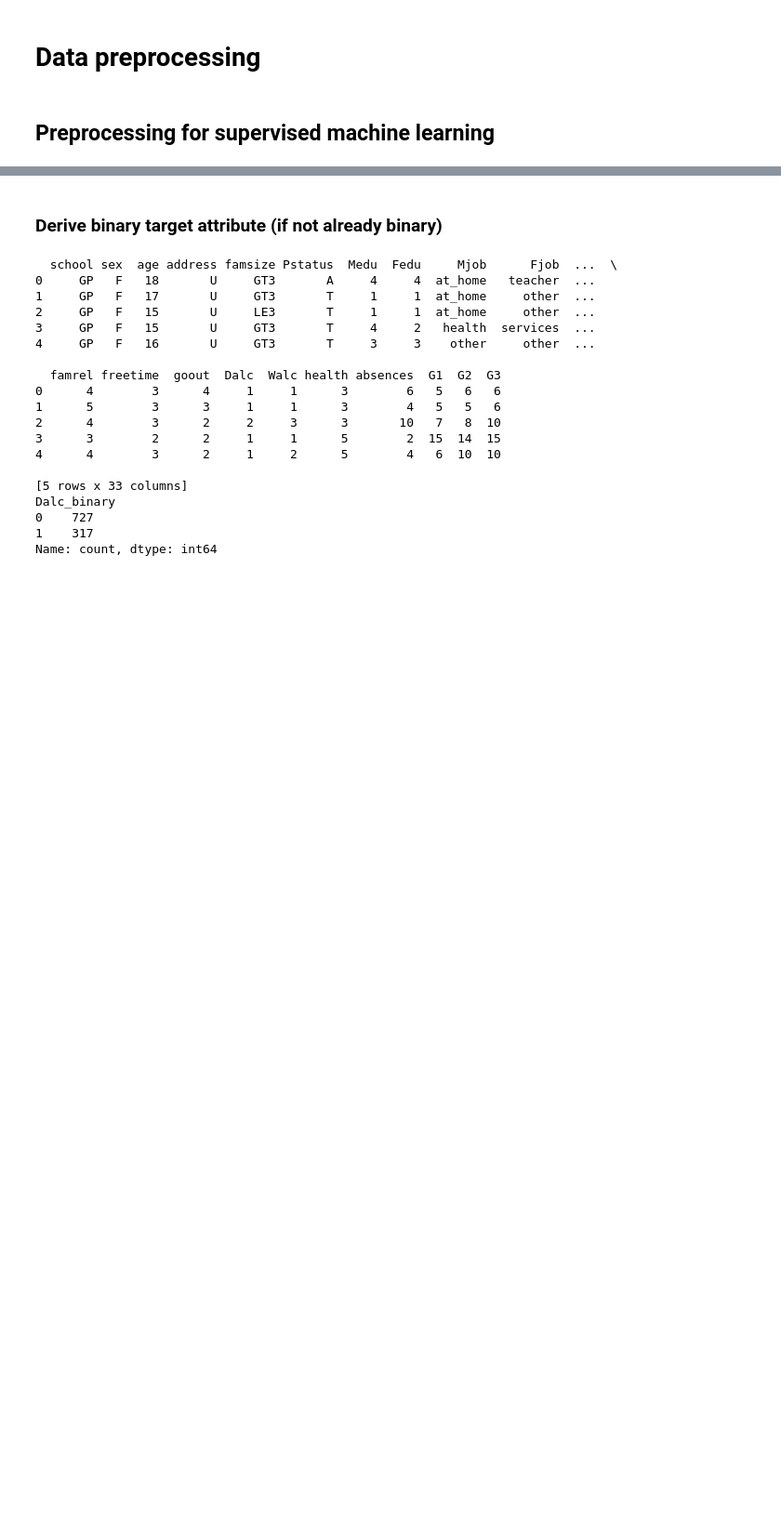
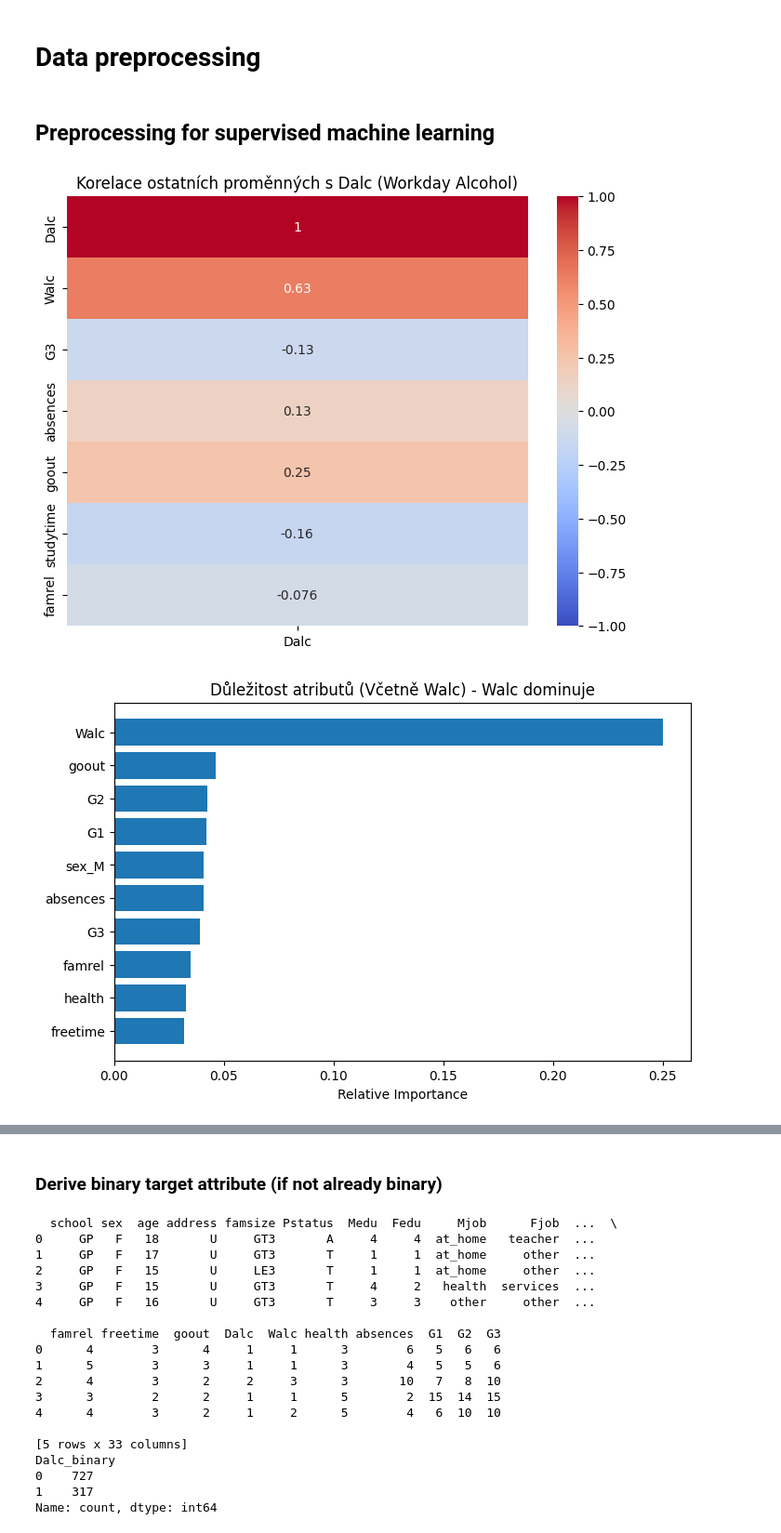
Before and after one commit to adela-domokosova/test, a Jupyter notebook: template_coursework_classification.ipynb, the cells around one changed output, grey strips where cells are left out. Shown: that part at 93% size. Cells and saved outputs as stored; diff of their text form; code cells hidden in the pictures; blank space fills up the shorter version.

```diff
--- a/template_coursework_classification.ipynb
+++ b/template_coursework_classification.ipynb
@@ -178,3 +178,58 @@ The histogram confirms that heavier drinking groups almost never reach high grad
 # Data preprocessing
 # %% [markdown]
 ## Preprocessing for supervised machine learning
+# %%
+import pandas as pd
+import seaborn as sns
+import matplotlib.pyplot as plt
+from sklearn.ensemble import RandomForestClassifier
+from sklearn.model_selection import train_test_split
+
+# Načtení a základní příprava (jako doposud)
+df = pd.read_csv("/content/drive/MyDrive/student-merged.csv") # Upravte cestu
+df['Dalc_binary'] = df['Dalc'].apply(lambda x: 1 if x >= 2 else 0)
+
+# === DŮKAZ 1: Korelační matice ===
+# Vybereme jen numerické sloupce pro korelaci
+numeric_cols = ['Dalc', 'Walc', 'G3', 'absences', 'goout', 'studytime', 'famrel']
+corr_matrix = df[numeric_cols].corr()
+
+plt.figure(figsize=(8, 6))
+sns.heatmap(corr_matrix[['Dalc']], annot=True, cmap='coolwarm', vmin=-1, vmax=1)
+plt.title("Korelace ostatních proměnných s Dalc (Workday Alcohol)")
+plt.show()
+
+# === DŮKAZ 2: Feature Importance (Model s Walc vs Bez Walc) ===
+# Připravíme data (One-Hot Encoding)
+# Varianta A: S WALC
+df_with = df.drop(columns=['Dalc']) # Necháme Walc uvnitř
+df_with = pd.get_dummies(df_with, drop_first=True)
+X_with = df_with.drop(columns=['Dalc_binary'])
+y = df_with['Dalc_binary']
+
+# Varianta B: BEZ WALC
+X_without = X_with.drop(columns=['Walc'])
+
+# Natrénujeme dva modely
+rf_with = RandomForestClassifier(random_state=42, class_weight='balanced')
+rf_with.fit(X_with, y)
+
+rf_without = RandomForestClassifier(random_state=42, class_weight='balanced')
+rf_without.fit(X_without, y)
+
+# Funkce pro vykreslení
+def plot_importance(model, feature_names, title):
+    importances = model.feature_importances_
+    indices = importances.argsort()[-10:] # Top 10
+    plt.figure(figsize=(8, 5))
+    plt.title(title)
+    plt.barh(range(len(indices)), importances[indices], align='center')
+    plt.yticks(range(len(indices)), [feature_names[i] for i in indices])
+    plt.xlabel('Relative Importance')
+    plt.show()
+
+plot_importance(rf_with, X_with.columns, "Důležitost atributů (Včetně Walc) - Walc dominuje")
+plot_importance(rf_without, X_without.columns, "Důležitost atributů (Bez Walc) - Odhalení jiných vlivů")
+# %% [output]
+[figure, added]
+[figure, added]
```
Also changed, not shown: parts of 17 cells of this notebook.
